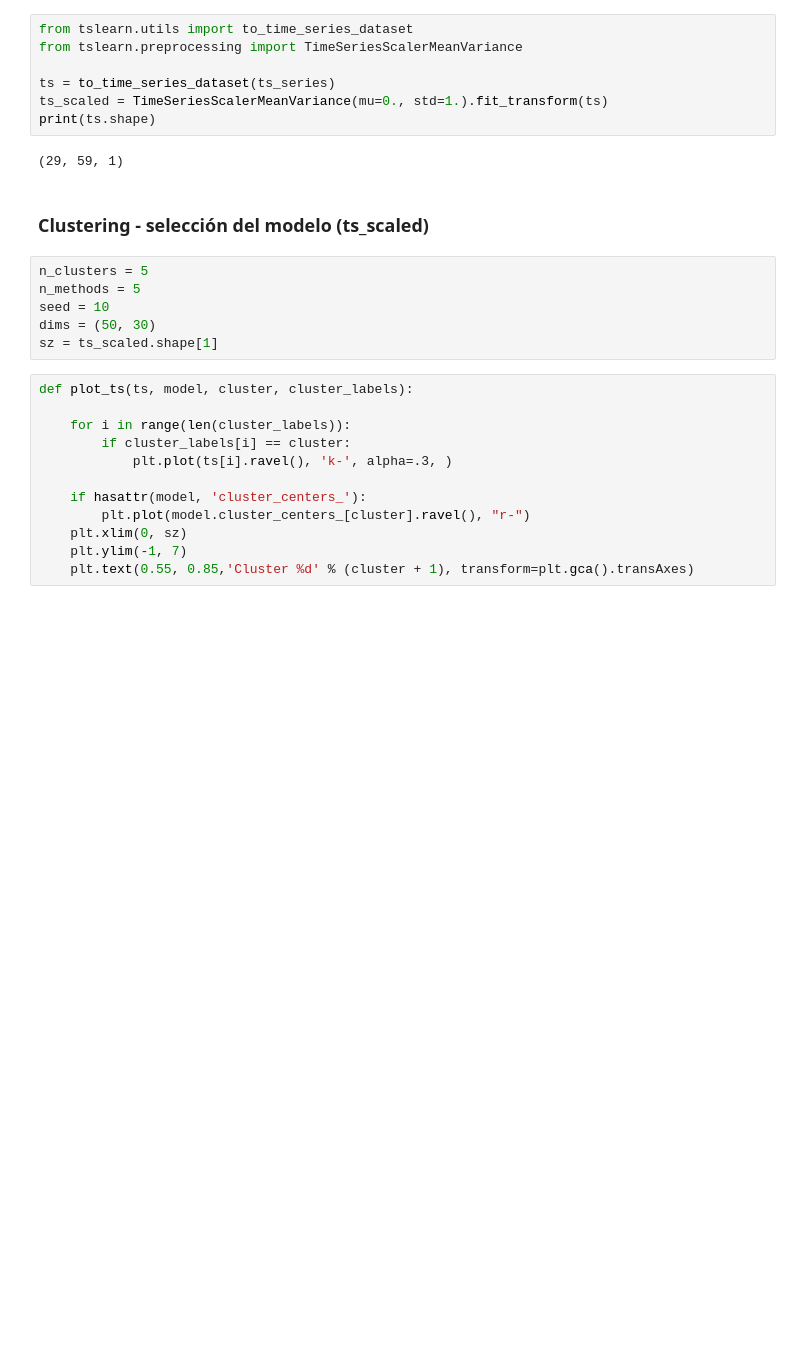
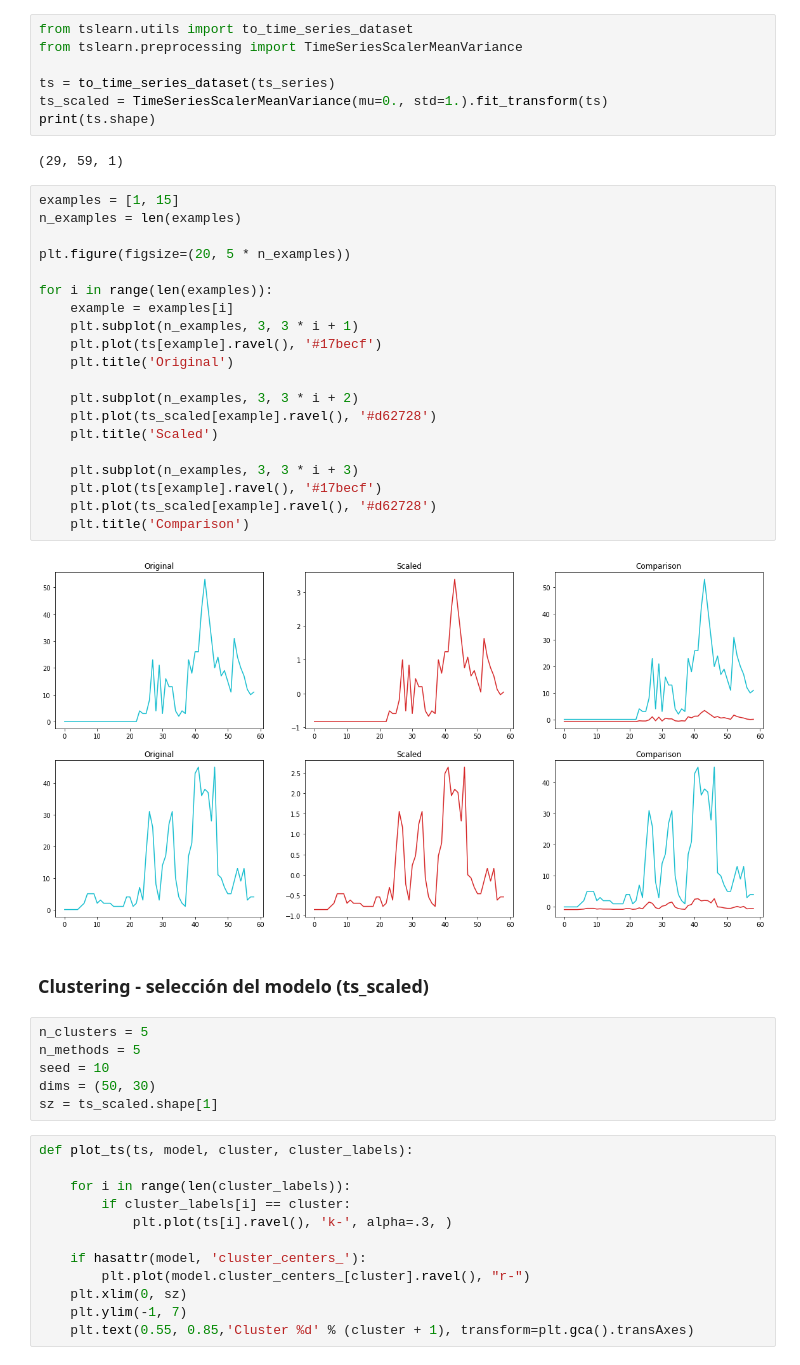
Before and after one commit to Meme-Science/DS-Project, a Jupyter notebook: Clustering/time_series_clustering.ipynb, the cells around one changed output. Drawn from its saved outputs; the diff is of its cells as text; blank space fills up the shorter version.

```diff
--- a/Clustering/time_series_clustering.ipynb
+++ b/Clustering/time_series_clustering.ipynb
@@ -157,6 +159,28 @@ ts_scaled = TimeSeriesScalerMeanVariance(mu=0., std=1.).fit_transform(ts)
 print(ts.shape)
 # %% [output]
 (29, 59, 1)
+# %%
+examples = [1, 15]
+n_examples = len(examples)
+
+plt.figure(figsize=(20, 5 * n_examples))
+
+for i in range(len(examples)):
+    example = examples[i]
+    plt.subplot(n_examples, 3, 3 * i + 1)
+    plt.plot(ts[example].ravel(), '#17becf')
+    plt.title('Original')
+
+    plt.subplot(n_examples, 3, 3 * i + 2)
+    plt.plot(ts_scaled[example].ravel(), '#d62728')
+    plt.title('Scaled')
+
+    plt.subplot(n_examples, 3, 3 * i + 3)
+    plt.plot(ts[example].ravel(), '#17becf')
+    plt.plot(ts_scaled[example].ravel(), '#d62728')
+    plt.title('Comparison')
+# %% [output]
+[figure, added]
 # %% [markdown]
 ### Clustering - selección del modelo (ts_scaled)
 # %%
```
Also changed, not shown: parts of 12 cells of this notebook.
